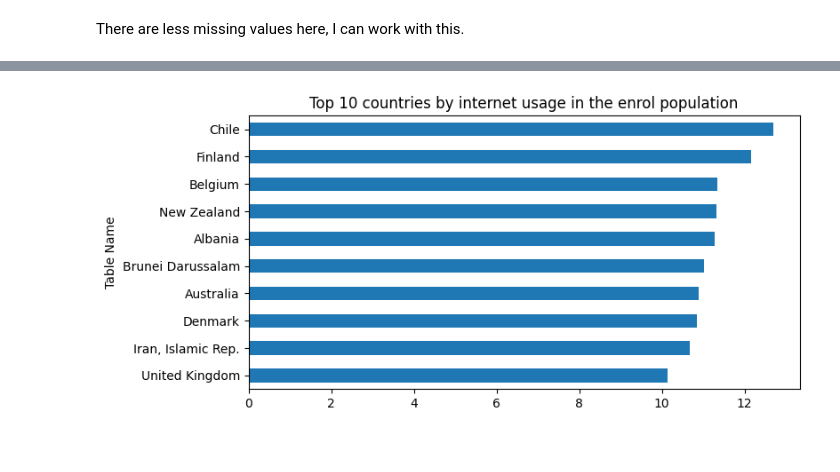
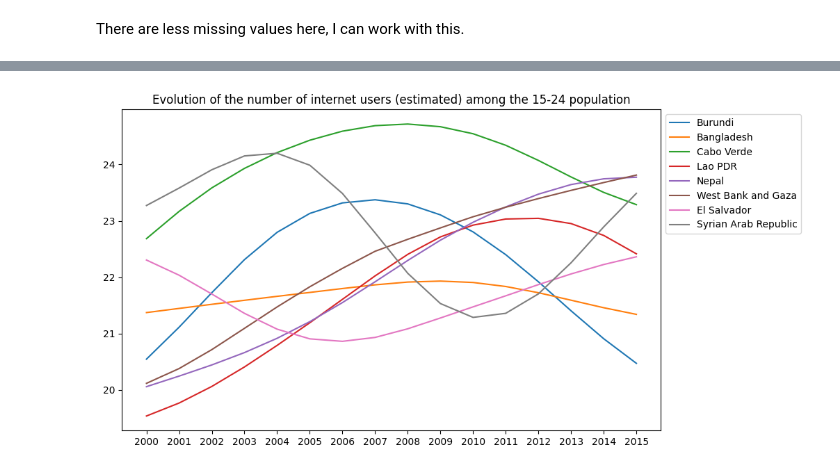
Before and after one commit to 64FC/Openclassrooms_DataScientist, a Jupyter notebook: Projet_1/WordBank_Education_Statistics.ipynb, the cells around one changed output, grey strips where cells are left out. Saved outputs shown, nothing was run; the diff lists cells and outputs as text; code cells hidden in the pictures.

```diff
--- a/Projet_1/WordBank_Education_Statistics.ipynb
+++ b/Projet_1/WordBank_Education_Statistics.ipynb
@@ -1466,8 +1429,8 @@ _ = msno.matrix(df=init_data, figsize=(14,6), fontsize=10)
 init_data = pd.melt(init_data,
                     id_vars=['Country Code', 'Indicator Code', 'Indicator Name',
                              'Table Name', 'Region', 'Income Group'],
-                    var_name='Year', value_name='Indicator Value')
-print(tabulate(init_data.head(6), headers='keys', tablefmt='github'))
+                    var_name='Year', value_name='Indicator Value').copy()
+print(tabulate(init_data.head(5), headers='keys', tablefmt='github'))
 # %% [output]
 |    | Country Code   | Indicator Code    | Indicator Name                                                       |   Table Name |   Region |   Income Group |   Year |   Indicator Value |
 |----|----------------|-------------------|----------------------------------------------------------------------|--------------|----------|----------------|--------|-------------------|
@@ -2228,0 +2224,8 @@ plt.show()
+# %%
+# Let's filter on the retained countries
+target_countries = ['Nepal', 'West Bank and Gaza', 'Cabo Verde',
+                    'Syrian Arab Republic', 'Lao PDR', 'El Salvador',
+                    'Bangladesh', 'Burundi']
+# %%
+df_targets = df_potential[df_potential['Table Name'].isin(target_countries)]
+print(tabulate(df_targets.head(5), headers='keys', tablefmt='github'))
@@ -2229,18 +2240,18 @@ plt.show()
 # %%
-# Then let's plot the countries with the highest
-# internet enrolled percentage
-
 # Define the dimensions of the plot (global modification)
-plt.rcParams['figure.figsize'] = (8,4)
+plt.rcParams['figure.figsize'] = (10,6)
 # To reset figsize for future plots
 #plt.rcParams['figure.figsize'] = plt.rcParamsDefault['figure.figsize']
 
-# Barplot
-df_2014_sorted_enrol.head(10).plot.barh(x='Table Name', y='itnet_enrol_%',
-                                        legend=False).invert_yaxis()
-plt.title('Top 10 countries by internet usage in the enrol population')
+sns.lineplot(data=df_targets, x='Year', y='itnet_1524_%', hue='Table Name')
+# Move the legend outside of the plot
+plt.legend(bbox_to_anchor=(1, 1))
+# Set the title
+plt.title('Evolution of the number of internet users (estimated) among the 15-24 population')
+# Remove the x-axis label
+plt.xlabel('')
 # Remove the y-axis label
 plt.ylabel('')
 plt.show()
 # %% [output]
-[figure, old version]
+[figure, new version]
```
Also changed, not shown: parts of 50 cells of this notebook.
